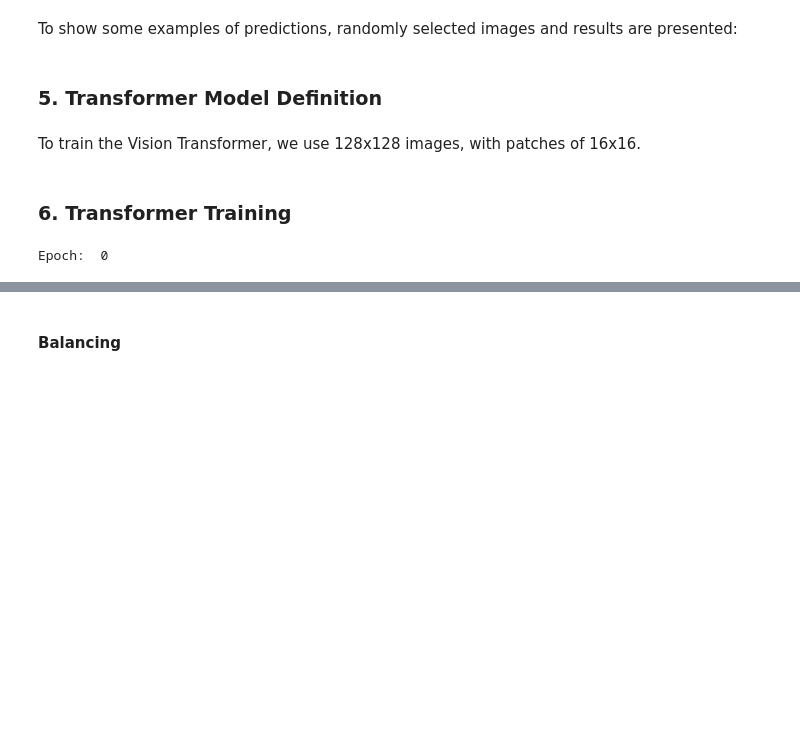
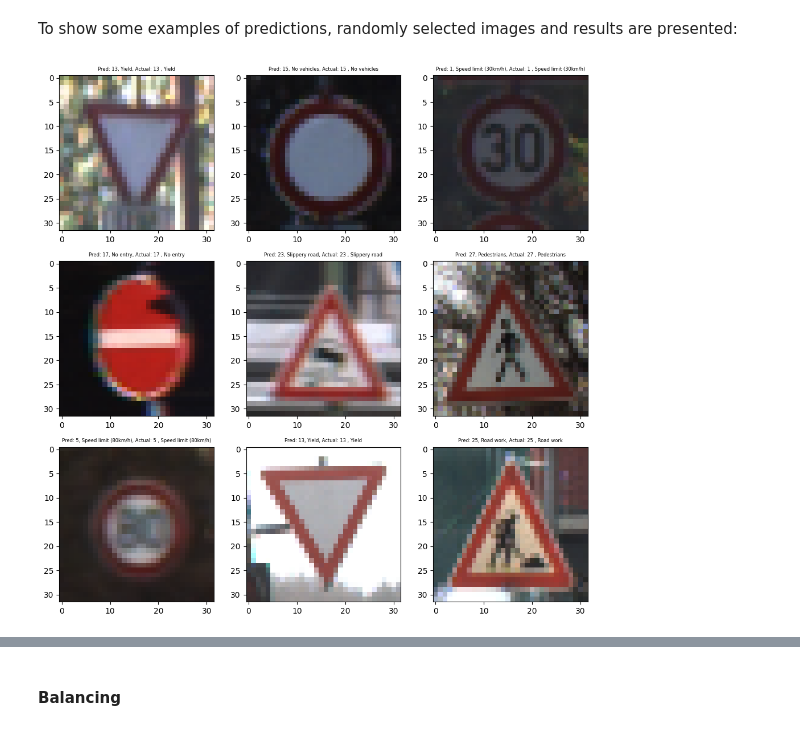
Before and after one commit to alvaroqsaldanha/Traffic-Sign-Classification, a Jupyter notebook: demo.ipynb, the cells around one changed output, grey strips where cells are left out. Saved outputs shown, nothing was run; the diff lists cells and outputs as text; code cells hidden in the pictures; blank space fills up the shorter version.

Commit message:
Adding transformer

```diff
--- a/demo.ipynb
+++ b/demo.ipynb
@@ -278,32 +279,29 @@ To show some examples of predictions, randomly selected images and results are p
 # %%
 from random import randrange
 import pickle
 import cv2
 import matplotlib.pyplot as plt
 
 # Getting random images
 num_imgs = 9
 random_idxs = [randrange(0,len(test_set)) for i in range(num_imgs)]
 imgs = [test_set.dataset.__getitem__(random_idxs[i])[0] for i in range(num_imgs)]
 
 # Calculating plot grid
 HEIGHT = 4
 NR_COLUMNS = 3
 grid = (1,num_imgs)
 if num_imgs > NR_COLUMNS:
     grid = (num_imgs // NR_COLUMNS, NR_COLUMNS) if num_imgs % NR_COLUMNS == 0 else (num_imgs // NR_COLUMNS + 1, NR_COLUMNS)
 
 # Plotting images with respective class and prediction
 i, j = 0, 0
 fig, axs = plt.subplots(grid[0],grid[1],figsize=(grid[1]*HEIGHT,grid[0]*HEIGHT))
 for n in range(num_imgs):
     img = imgs[n]
-    axs[i, j].imshow(cv2.cvtColor(img.numpy().transpose(1,2,0)))
+    axs[i, j].imshow(img.numpy().transpose(1,2,0))
     title = f"Pred: {pred_labels[random_idxs[n]]}, {label_names[str(pred_labels[random_idxs[n]]+1)]}, Actual: {true_labels[random_idxs[n]]} , {label_names[str(true_labels[random_idxs[n]]+1)]}"
     axs[i, j].set_title(title, fontsize=6)
     i, j = (i + 1, 0) if (n+1) % grid[1] == 0 else (i, j + 1)
+# %% [output]
+[figure, added]
-# %% [markdown]
-<a id='tmd'></a>
-### 5. Transformer Model Definition
-# %% [markdown]
-To train the Vision Transformer, we use 128x128 images, with patches of 16x16.
@@ -324,46 +307,0 @@ transformer = ViT(
-# %% [markdown]
-<a id='tmt'></a>
-### 6. Transformer Training
-# %%
-# Loading training dataset
-train_set_vit = pickle.load(open("serialized_data/train_data_loader_vit", "rb"))
-
-# Parameters
-learning_rate = 0.001
-EPOCHS = 15
-
-# Train function
-def train(model, train_set, optimizer, criterion):
-    epoch_ls = 0
-    epoch_acc = 0
-    model.train()
-    for batch_idx, (x, y) in enumerate(train_set):
-        optimizer.zero_grad()
-        y_pred= model(x)
-        loss = criterion(y_pred,y)
-        loss.backward()
-        final_pred = y_pred.argmax(axis=1)
-        accuracy = accuracy_score(final_pred,y)
-        optimizer.step()
-        epoch_ls += loss.item()
-        epoch_acc += accuracy
-    return epoch_ls / len(train_set), epoch_acc / len(train_set)
-
-# Initializing Loss function, and optimizer
-criterion = nn.CrossEntropyLoss()
-optimizer = optim.Adam(transformer.parameters(), lr=learning_rate)
-
-# Main training logic
-train_loss = []
-train_accuracy = []
-for epoch in range(EPOCHS):
-    print("Epoch: ",epoch)
-    train_ls, train_acc = train(transformer, train_set_vit, optimizer, criterion)
-    train_loss.append(train_ls)
-    train_accuracy.append(train_acc)
-    print("Loss: ",train_ls)
-    print("Accuracy: ",train_acc)
-
-save(model.state_dict(), "serialized_data/transformer.pt")
-# %% [output]
-Epoch:  0
```
Also changed, not shown: parts of 26 cells of this notebook, 3 other files.
